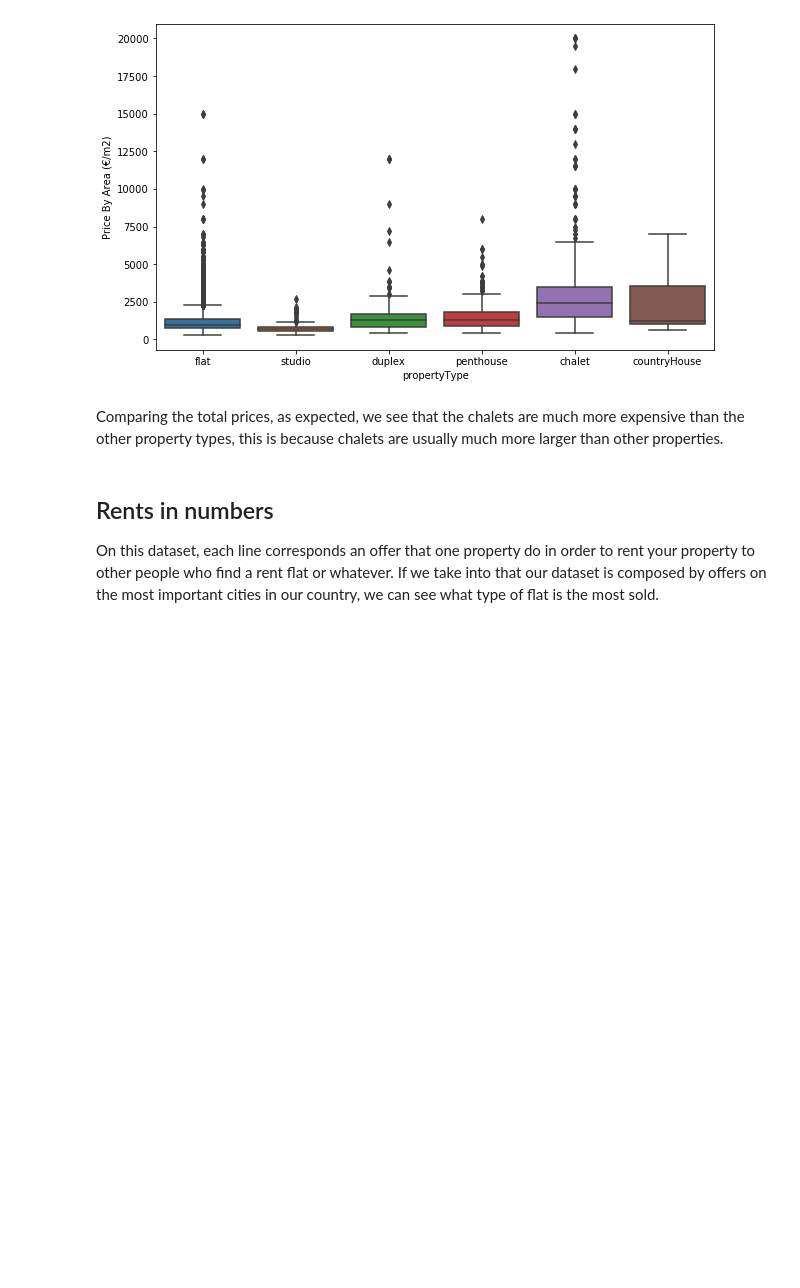
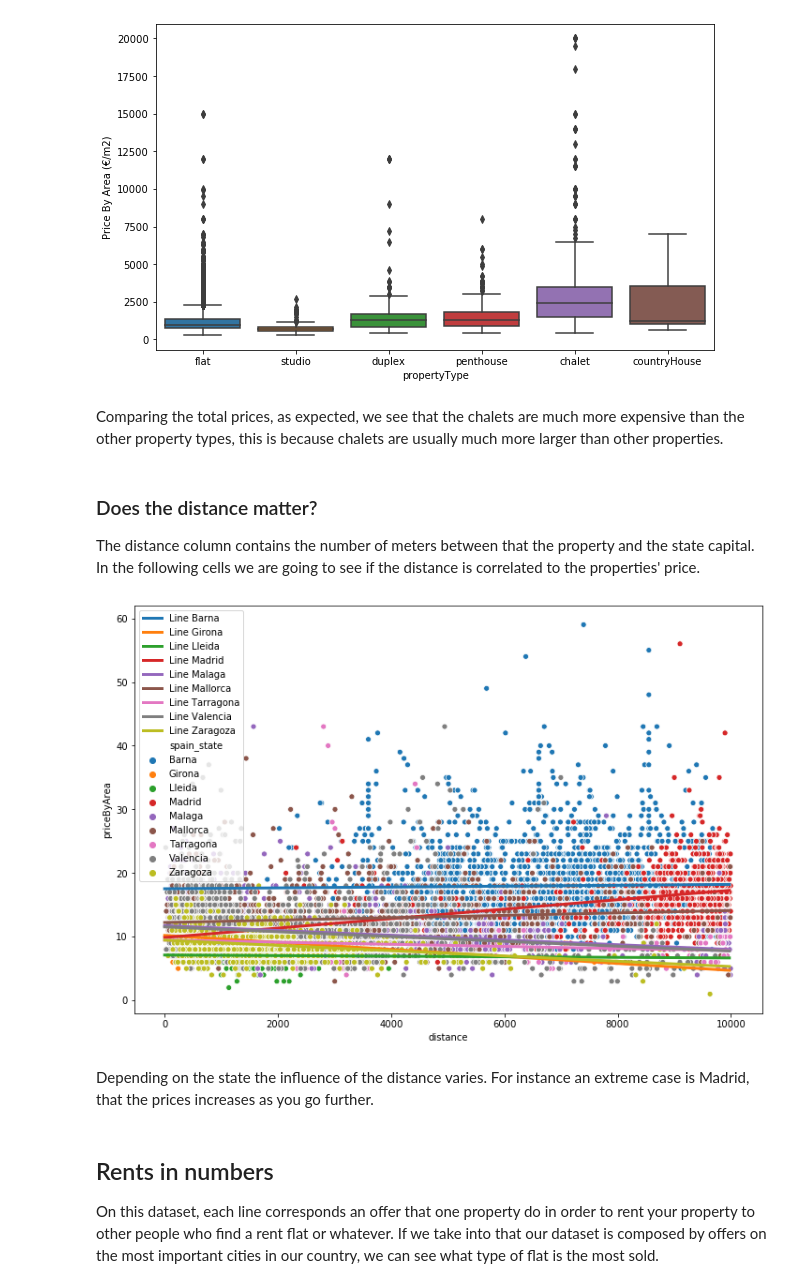
Before and after one commit to Guillem96/idealista-big-data-project, a Jupyter notebook: idealista-python/notebooks/3. Basic EDA.ipynb, the cells around one changed output. Drawn from its saved outputs; the diff is of its cells as text; code cells hidden in the pictures; blank space fills up the shorter version.

```diff
--- a/idealista-python/notebooks/3. Basic EDA.ipynb
+++ b/idealista-python/notebooks/3. Basic EDA.ipynb
@@ -175,6 +172,29 @@ plt.show()
 [figure]
 # %% [markdown]
 Comparing the total prices, as expected, we see that the chalets are much more expensive than the other property types, this is because chalets are usually much more larger than other properties.
+# %% [markdown]
+### Does the distance matter?
+
+The distance column contains the number of meters between that the property and the state capital. In the following cells we are going to see if the distance is correlated to the properties' price.
+# %%
+plt.figure(figsize=(12, 8))
+
+for state in df.spain_state.unique():
+    mask = df.spain_state == state
+    lr = LinearRegression()
+    lr.fit(df[mask].distance.values.reshape(-1, 1),
+           df[mask].priceByArea.values.reshape(-1, 1))
+    plt.plot(np.arange(df.distance.shape[0]),
+             np.arange(df.distance.shape[0]) * lr.coef_.reshape(-1) + lr.intercept_,
+             linewidth=3,
+             label=f'Line {state}')
+
+sns.scatterplot(x="distance", y="priceByArea", hue='spain_state', data=df)
+plt.show()
+# %% [output]
+[figure, added]
+# %% [markdown]
+Depending on the state the influence of the distance varies. For instance an extreme case is Madrid, that the prices increases as you go further.
 # %% [markdown]
 ## Rents in numbers
 
```
Also changed, not shown: parts of 5 cells of this notebook.
